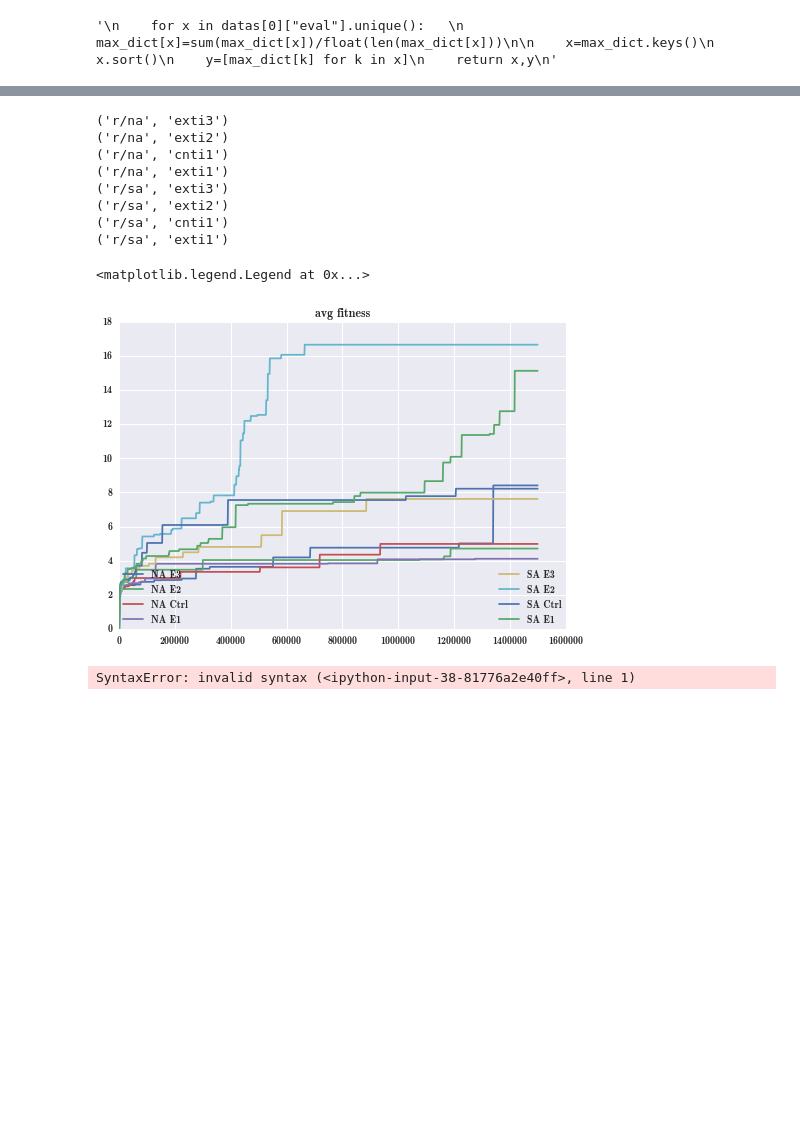
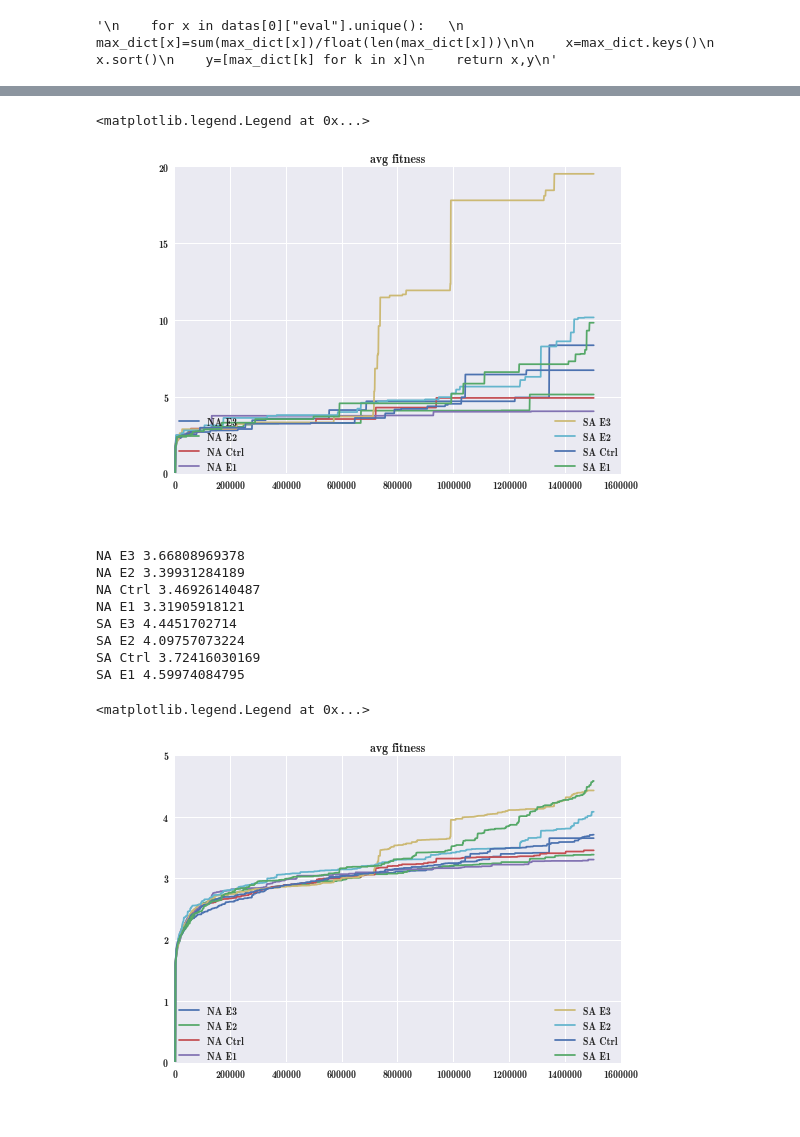
Before and after one commit to jal278/bpedpython, a Jupyter notebook: data/Evo Analysis.ipynb, the cells around one changed output, grey strips where cells are left out. Drawn from its saved outputs; the diff is of its cells as text; code cells hidden in the pictures; blank space fills up the shorter version.

```diff
--- a/data/Evo Analysis.ipynb
+++ b/data/Evo Analysis.ipynb
@@ -170,6 +174,6 @@ legend(loc=3,
 # %%
 for treat in treatments:
-    print treat
+    #print treat
     d,files=compile_treatment_niche(treat)
     x=d[0]["eval"]
     key="fitness"
@@ -182,31 +186,33 @@ title("avg " + key)
 legend(loc=3,
        ncol=2, mode="expand", borderaxespad=0.)
 # %% [output]
-('r/na', 'exti3')
-('r/na', 'exti2')
-('r/na', 'cnti1')
-('r/na', 'exti1')
-('r/sa', 'exti3')
-('r/sa', 'exti2')
-('r/sa', 'cnti1')
-('r/sa', 'exti1')
+<matplotlib.legend.Legend at 0x...>
-<matplotlib.legend.Legend at 0x...>
-[figure, old version]
+[figure, new version]
 # %%
-gfor treat in treatments:
-    print treat
+for treat in treatments:
+    #print treat
     d,files=compile_treatment_niche(treat)
     x=d[0]["eval"]
     key="fitness"
     y=np.vstack([d[k][key] for k in range(len(d))]).mean(0)
     t=treat
     label=treatment_pre[t[0]]+treatment_post[t[1]]
+    print label,y[-1]
     plot(x,y,label=label)
 
 title("avg " + key)
 legend(loc=3,
        ncol=2, mode="expand", borderaxespad=0.)
 # %% [output]
-SyntaxError: invalid syntax (<ipython-input-38-81776a2e40ff>, line 1)
+NA E3 3.66808969378
+NA E2 3.39931284189
+NA Ctrl 3.46926140487
+NA E1 3.31905918121
+SA E3 4.4451702714
+SA E2 4.09757073224
+SA Ctrl 3.72416030169
+SA E1 4.59974084795
+<matplotlib.legend.Legend at 0x...>
+[figure, added]
 # %%
 for treat in treatments:
```
Also changed, not shown: parts of 7 cells of this notebook, 1 other file.
